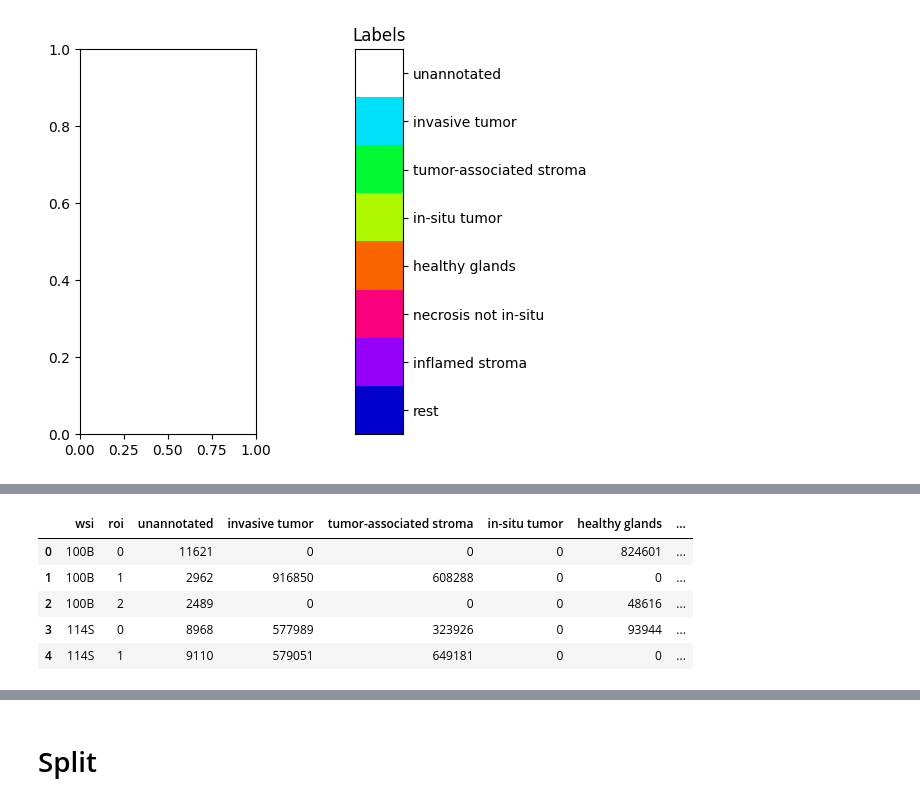
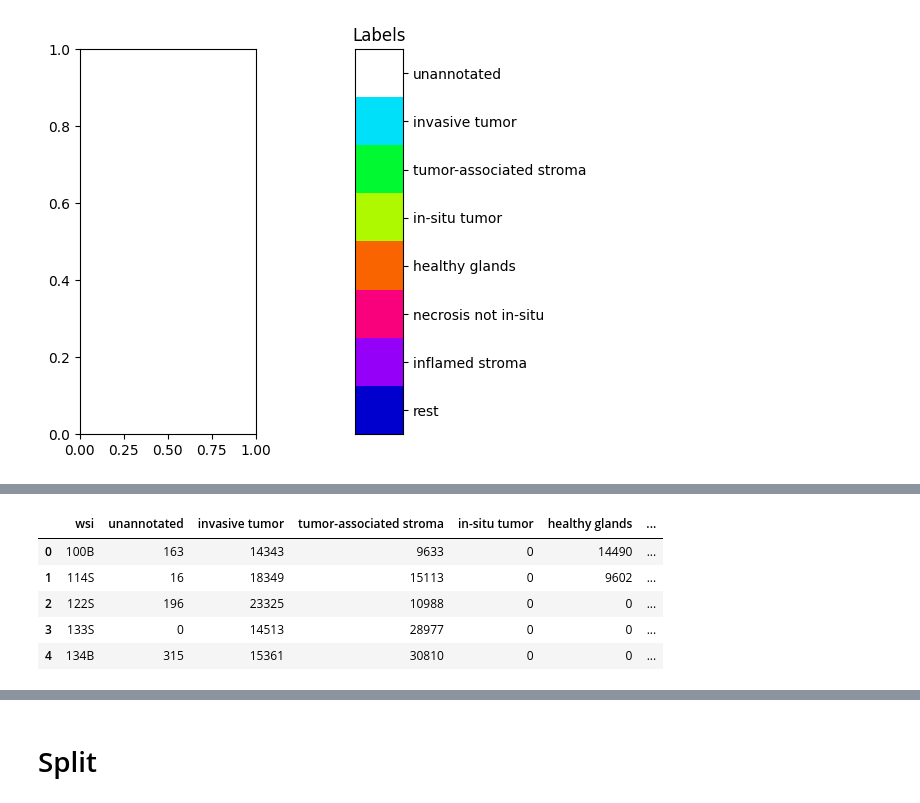
Before and after one commit to MIC-DKFZ/nnUNet, a Jupyter notebook: test_code/nnunet_dataloader_tiger_fixed.ipynb, the cells around one changed output, grey strips where cells are left out. Cells and saved outputs as stored; diff of their text form; code cells hidden in the pictures.

```diff
--- a/test_code/nnunet_dataloader_tiger_fixed.ipynb
+++ b/test_code/nnunet_dataloader_tiger_fixed.ipynb
@@ -215,0 +155,5 @@ else:
+# %%
+def get_pixel_counts(array, label_dict):
+    counter = Counter(array.flatten())
+    counts = [counter[value] for value in label_dict.values()]
+    return counts
@@ -215,0 +217,2 @@ else:
+# %%
+label_mask = label_sampler.sample(count_wsa, centroid, (600, 1400), ratio=sample_ratio)
@@ -215,0 +231,2 @@ else:
+# %%
+do_time = False
@@ -215,0 +549,8 @@ else:
+# %%
+if not os.path.isfile(counts_df_path) or overwrite == True:
+    df_counts = pd.DataFrame(count_data, columns=['wsi'] + label_names + ['wsi_path', 'wsa_path'])
+    df_counts.to_csv(counts_df_path, index=False)
+    display(df_counts.head())
+else:
+    df_counts = pd.read_csv(counts_df_path)
+    display(df_counts.head())
@@ -216,18 +564,18 @@ else:
 # %%
 if not os.path.isfile(counts_df_path) or overwrite == True:
-    df_counts = pd.DataFrame(count_data, columns=['wsi', 'roi'] + label_names + ['wsi_path', 'wsa_path'])
+    df_counts = pd.DataFrame(count_data, columns=['wsi'] + label_names + ['wsi_path', 'wsa_path'])
     df_counts.to_csv(counts_df_path, index=False)
     display(df_counts.head())
 else:
     df_counts = pd.read_csv(counts_df_path)
     display(df_counts.head())
 # %% [output]
-|  | wsi | roi | unannotated | invasive tumor | tumor-associated stroma | in-situ tumor | healthy glands | ... |
-| 0 | 100B | 0 | 11621 | 0 | 0 | 0 | 824601 | ... |
-| 1 | 100B | 1 | 2962 | 916850 | 608288 | 0 | 0 | ... |
-| 2 | 100B | 2 | 2489 | 0 | 0 | 0 | 48616 | ... |
-| 3 | 114S | 0 | 8968 | 577989 | 323926 | 0 | 93944 | ... |
-| 4 | 114S | 1 | 9110 | 579051 | 649181 | 0 | 0 | ... |
+|  | wsi | unannotated | invasive tumor | tumor-associated stroma | in-situ tumor | healthy glands | ... |
+| 0 | 100B | 163 | 14343 | 9633 | 0 | 14490 | ... |
+| 1 | 114S | 16 | 18349 | 15113 | 0 | 9602 | ... |
+| 2 | 122S | 196 | 23325 | 10988 | 0 | 0 | ... |
+| 3 | 133S | 0 | 14513 | 28977 | 0 | 0 | ... |
+| 4 | 134B | 315 | 15361 | 30810 | 0 | 0 | ... |
 # %%
 df_counts.groupby(['wsi']).size()
 # %% [output]
```
Also changed, not shown: parts of 34 cells of this notebook.
